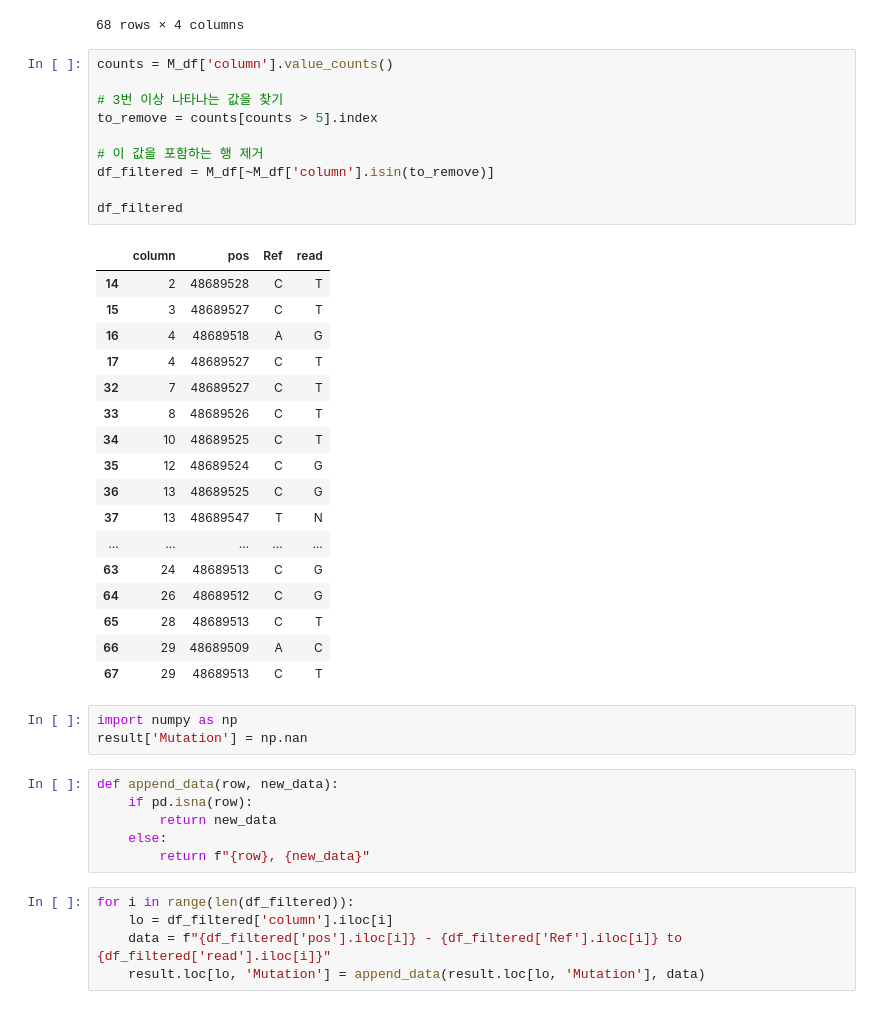
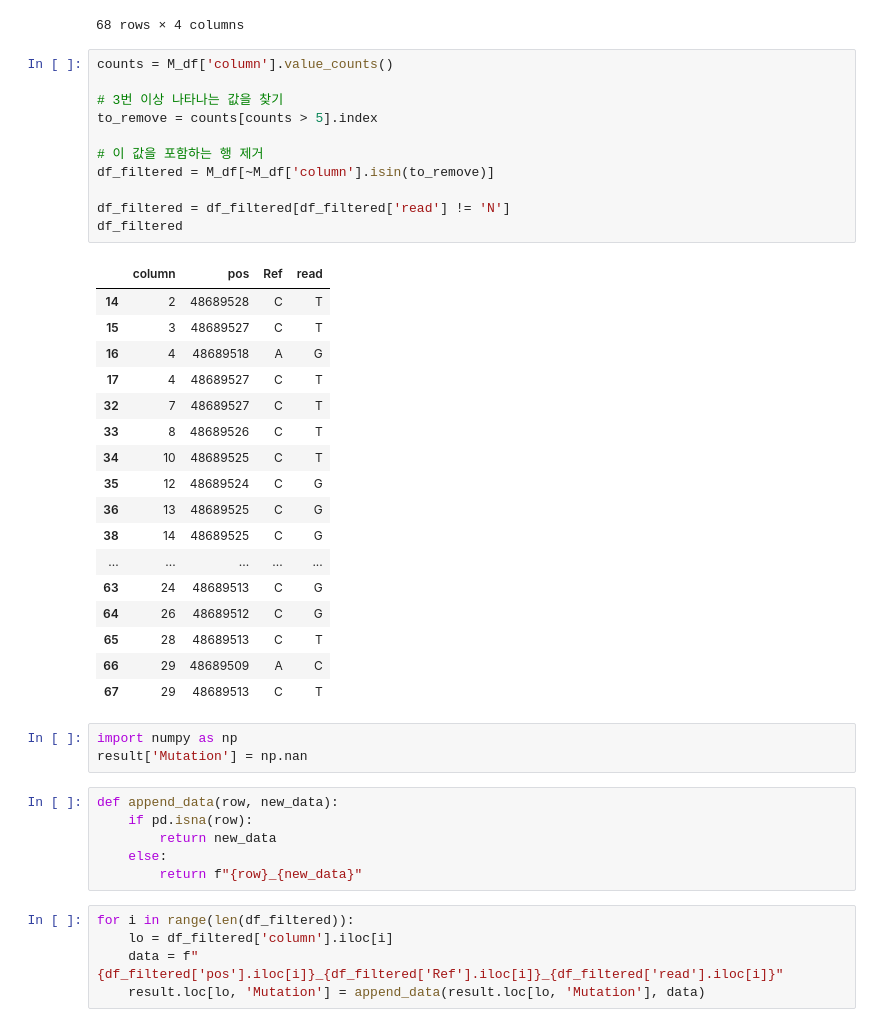
Before and after one commit to EunjinKwon/2024-Bioinformatics, a Jupyter notebook: Project_final.ipynb, the cells around one changed output. Saved outputs shown, nothing was run; the diff lists cells and outputs as text.

```diff
--- a/Project_final.ipynb
+++ b/Project_final.ipynb
@@ -292,25 +292,26 @@ M_df
 # %%
 counts = M_df['column'].value_counts()
 
 # 3번 이상 나타나는 값을 찾기
 to_remove = counts[counts > 5].index
 
 # 이 값을 포함하는 행 제거
 df_filtered = M_df[~M_df['column'].isin(to_remove)]
 
+df_filtered = df_filtered[df_filtered['read'] != 'N']
 df_filtered
 # %% [output]
 |  | column | pos | Ref | read |
 | 14 | 2 | 48689528 | C | T |
 | 15 | 3 | 48689527 | C | T |
 | 16 | 4 | 48689518 | A | G |
 | 17 | 4 | 48689527 | C | T |
 | 32 | 7 | 48689527 | C | T |
 | 33 | 8 | 48689526 | C | T |
 | 34 | 10 | 48689525 | C | T |
 | 35 | 12 | 48689524 | C | G |
 | 36 | 13 | 48689525 | C | G |
-| 37 | 13 | 48689547 | T | N |
+| 38 | 14 | 48689525 | C | G |
 | ... | ... | ... | ... | ... |
 | 63 | 24 | 48689513 | C | G |
 | 64 | 26 | 48689512 | C | G |
@@ -325,11 +326,11 @@ def append_data(row, new_data):
     if pd.isna(row):
         return new_data
     else:
-        return f"{row}, {new_data}"
+        return f"{row}_{new_data}"
 # %%
 for i in range(len(df_filtered)):
     lo = df_filtered['column'].iloc[i]
-    data = f"{df_filtered['pos'].iloc[i]} - {df_filtered['Ref'].iloc[i]} to {df_filtered['read'].iloc[i]}"
+    data = f"{df_filtered['pos'].iloc[i]}_{df_filtered['Ref'].iloc[i]}_{df_filtered['read'].iloc[i]}"
     result.loc[lo, 'Mutation'] = append_data(result.loc[lo, 'Mutation'], data)
 # %%
 result
```
Also changed, not shown: parts of 3 cells of this notebook.
